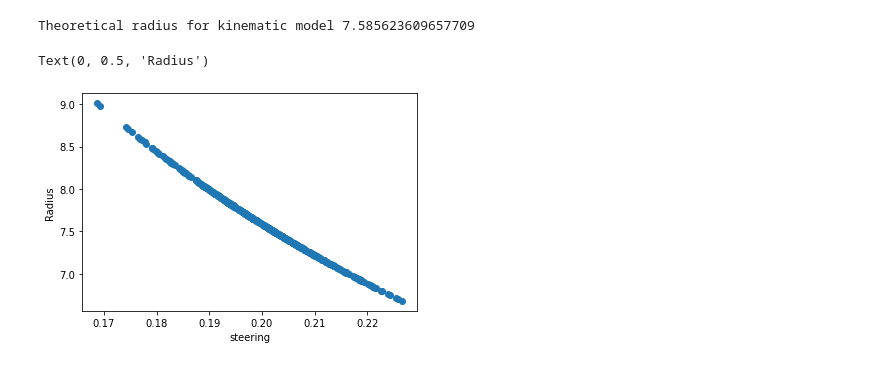
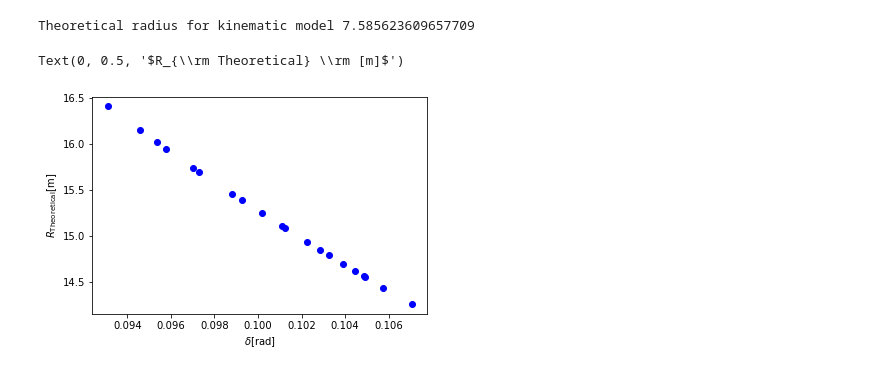
Before and after one commit to JonasGrutter/Stochastic_Vehicle_Model_Ideas, a Jupyter notebook: MH_closed_form.ipynb, the cells around one changed output. Saved outputs shown, nothing was run; the diff lists cells and outputs as text; code cells hidden in the pictures.

```diff
--- a/MH_closed_form.ipynb
+++ b/MH_closed_form.ipynb
@@ -40,7 +40,7 @@ def plot_histogram_1dnparray(data):
 # %%
 # Define a four wheel model
 dt = 0.05
-open_loop_tf = 1000
+open_loop_tf = 10000
 
 T_peak = 0.37
 T_slope = 0.4
@@ -59,28 +59,29 @@ print('Theoretical radius for kinematic model', radius_kinematic)
 Theoretical radius for kinematic model 7.585623609657709
 # %%
 # sample kapp from a distribtution and create data
-np.random.seed(2023)
+
 steering = 0.2
-data_size = 500
+data_size = 20
 # set parameters
-steering = np.full(data_size,0.2)
+steering = np.full(data_size,0.1)
 
 for i in range(len(steering)):
-    steering[i] += np.random.normal(0,0.01)
+    steering[i] += np.random.normal(0,0.005)
 
 sigma = 1
 
 # obtain response and add noise
 steering_from_kappa_samle = np.zeros(data_size)
 for i in range(len(steering)):
     steering_from_kappa_samle[i] = model4.kinematik_model_radius(steering[i])
 steering_from_kappa_samle.reshape(-1,1)
 
 #Plot data
 # plot data
-plt.scatter(steering, steering_from_kappa_samle)
+plt.scatter(steering, steering_from_kappa_samle, color = 'b')
 plt.xlabel("steering")
-plt.ylabel("Radius")
+plt.xlabel(r"$ \delta \rm [rad]$")
+plt.ylabel(r"$R_{\rm Theoretical} \rm [m]$")
 # %% [output]
-Text(0, 0.5, 'Radius')
+Text(0, 0.5, '$R_{\\rm Theoretical} \\rm [m]$')
-[figure, old version]
+[figure, new version]
```
Also changed, not shown: parts of 9 cells of this notebook, 24 other files.
